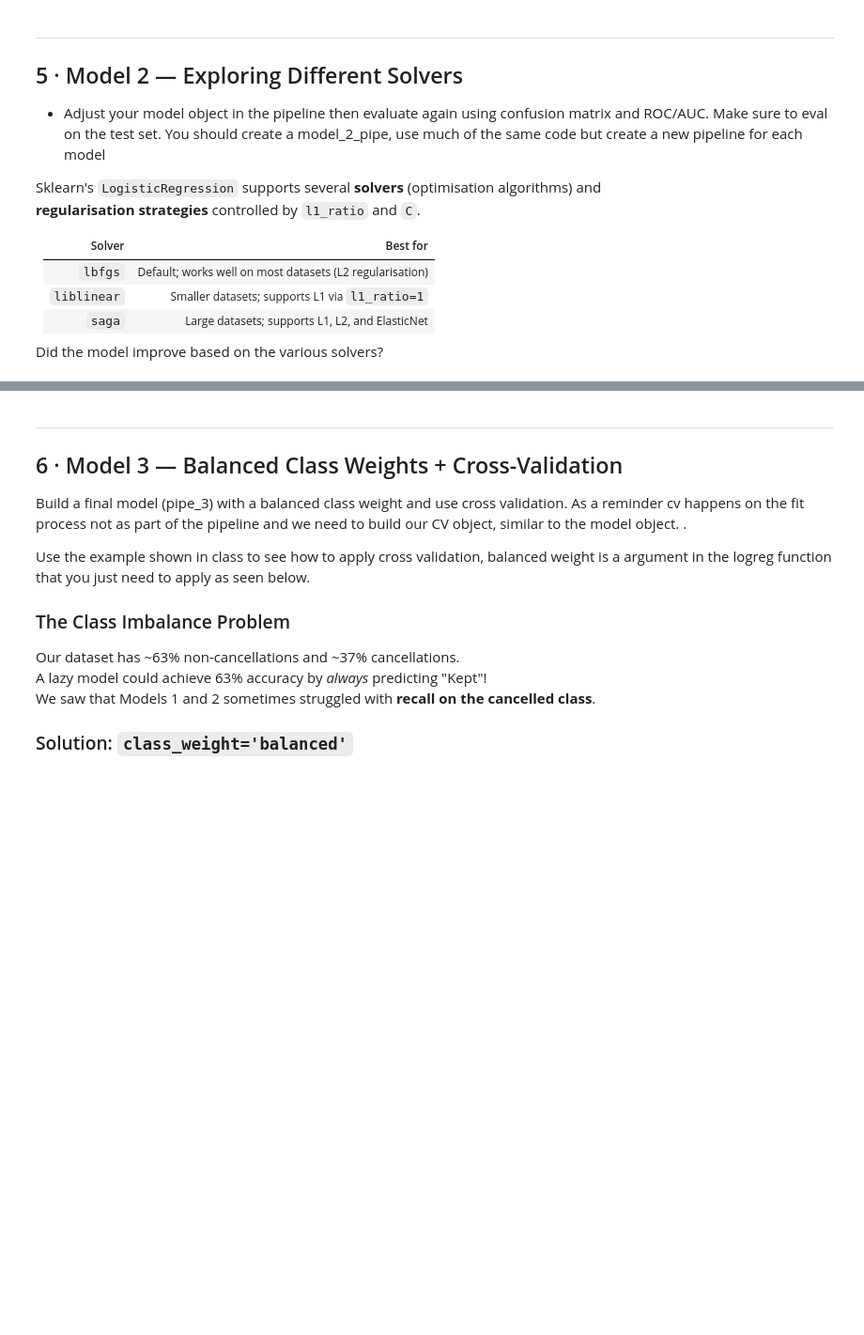
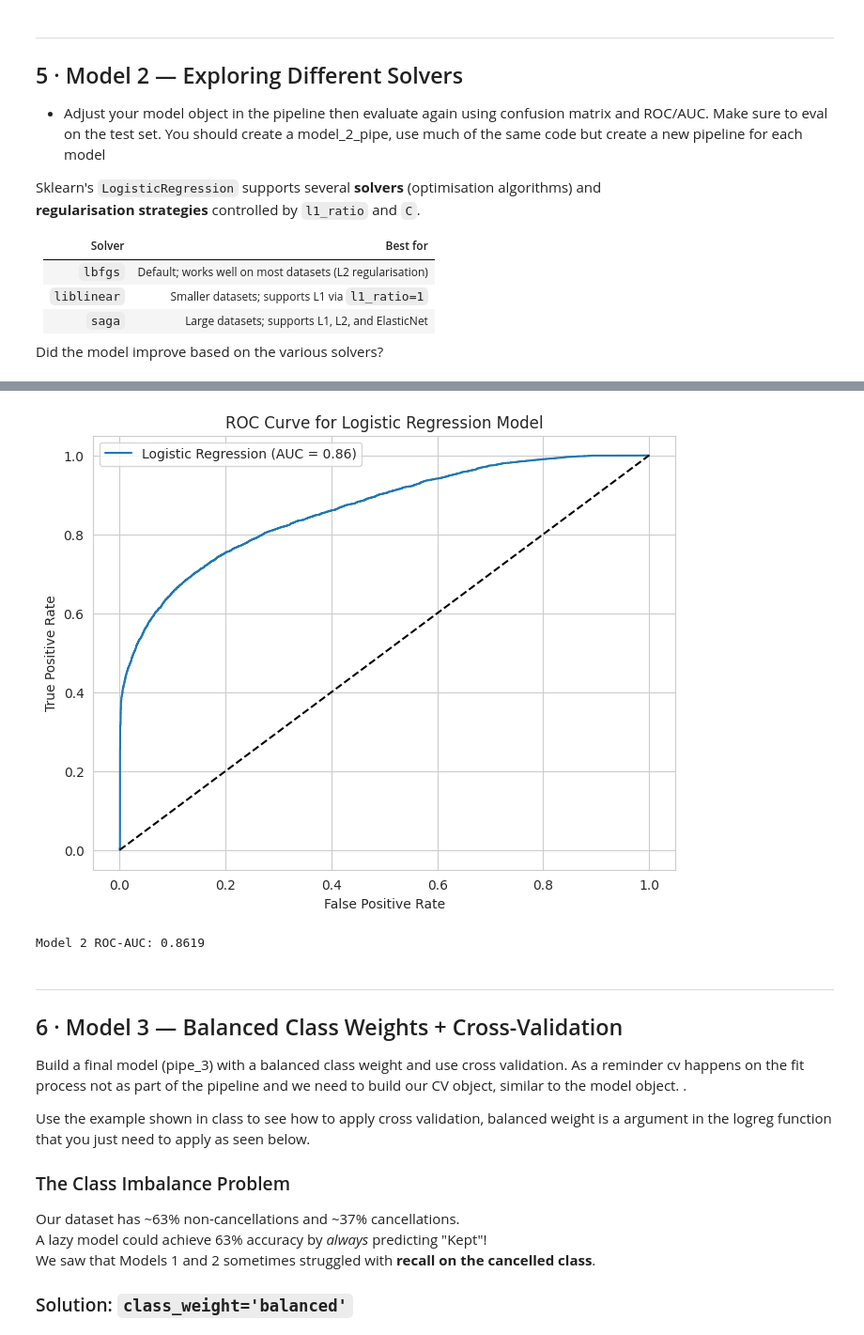
Before and after one commit to natalie-s11/Logistic_Regression, a Jupyter notebook: hotel_cancellation_lab.ipynb, the cells around one changed output, grey strips where cells are left out. Shown at 94% size. Drawn from its saved outputs; the diff is of its cells as text; code cells hidden in the pictures; blank space fills up the shorter version.

```diff
--- a/hotel_cancellation_lab.ipynb
+++ b/hotel_cancellation_lab.ipynb
@@ -299,3 +334,20 @@ Did the model improve based on the various solvers?
+# %%
+y_prob_2 = pipeline2.predict_proba(X_test)[:, 1]
+
+fpr2, tpr2, threshold2 = roc_curve(y_test, y_prob_2)
+auc2 = roc_auc_score(y_test, pipeline2.predict_proba(X_test)[:, 1])
+plt.figure(figsize=(8, 6))
+plt.plot(fpr2, tpr2, label=f'Logistic Regression (AUC = {auc2:.2f})')
+plt.plot([0, 1], [0, 1], 'k--')
+plt.xlabel('False Positive Rate')
+plt.ylabel('True Positive Rate')
+plt.title('ROC Curve for Logistic Regression Model')
+plt.legend()
+plt.show()
+print(f"Model 2 ROC-AUC: {auc2:.4f}")
+# %% [output]
+[figure, added]
+Model 2 ROC-AUC: 0.8619
 # %% [markdown]
 ---
 ## 6 · Model 3 — Balanced Class Weights + Cross-Validation
```
Also changed, not shown: parts of 6 cells of this notebook.
